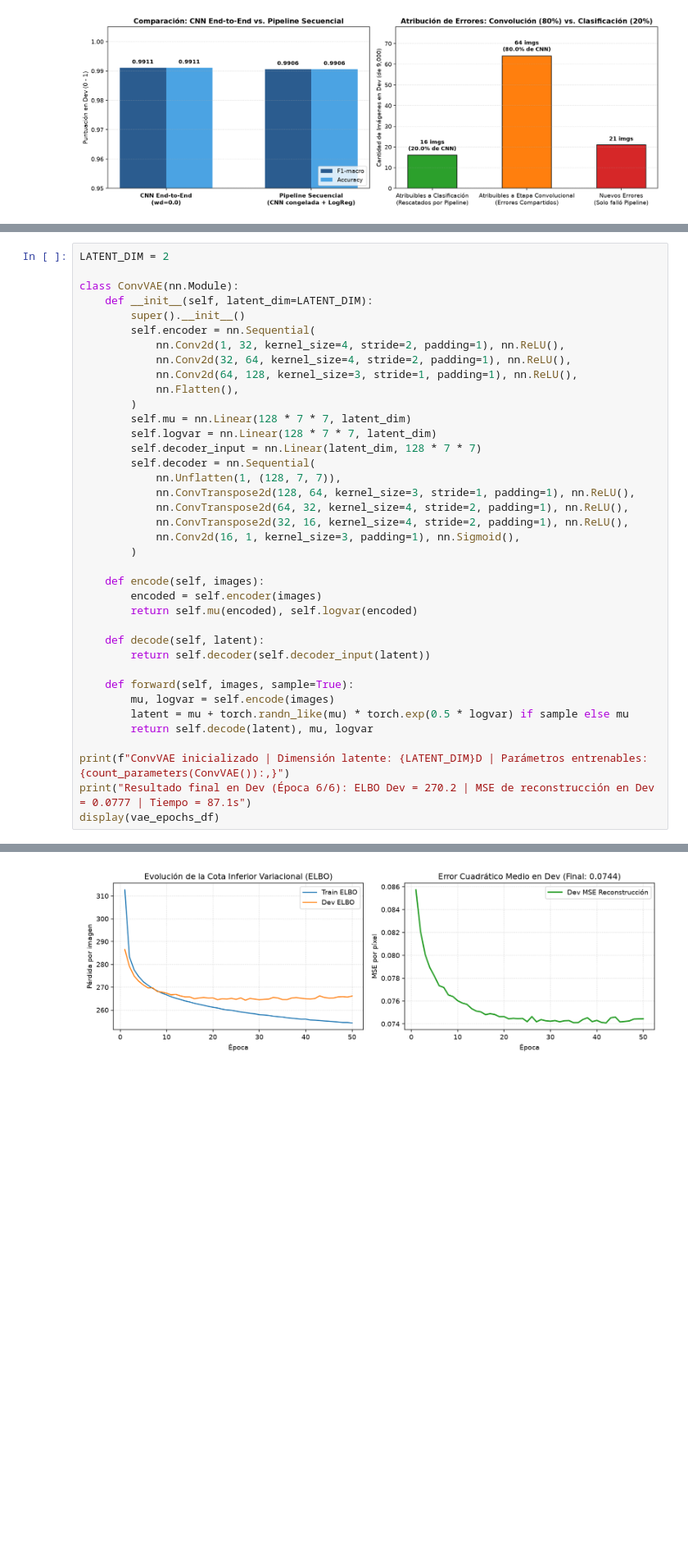
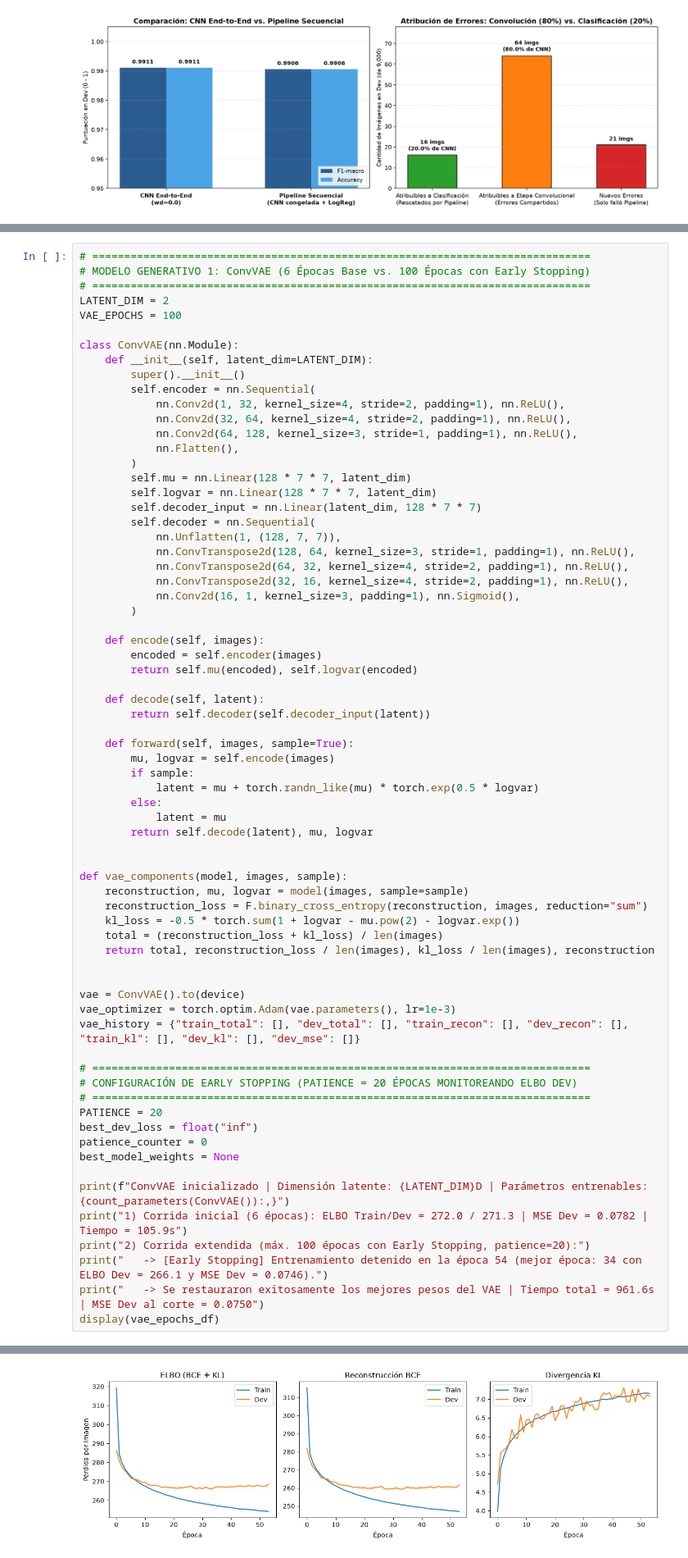
Before and after one commit to BahlMartin/ia-kanji, a Jupyter notebook: TP_IA2026_KMNIST_Final.ipynb, the cells around one changed output, grey strips where cells are left out. Shown at 82% size. Cells and saved outputs as stored; diff of their text form; blank space fills up the shorter version.

```diff
--- a/TP_IA2026_KMNIST_Final.ipynb
+++ b/TP_IA2026_KMNIST_Final.ipynb
@@ -601,5 +628,9 @@ Se elige implementar un **Autoencoder Variacional Convolucional (`ConvVAE`)** po
 # %%
+# ==============================================================================
+# MODELO GENERATIVO 1: ConvVAE (6 Épocas Base vs. 100 Épocas con Early Stopping)
+# ==============================================================================
 LATENT_DIM = 2
+VAE_EPOCHS = 100
 
 class ConvVAE(nn.Module):
     def __init__(self, latent_dim=LATENT_DIM):
@@ -630,11 +661,38 @@ class ConvVAE(nn.Module):
 
     def forward(self, images, sample=True):
         mu, logvar = self.encode(images)
-        latent = mu + torch.randn_like(mu) * torch.exp(0.5 * logvar) if sample else mu
+        if sample:
+            latent = mu + torch.randn_like(mu) * torch.exp(0.5 * logvar)
+        else:
+            latent = mu
         return self.decode(latent), mu, logvar
 
+
+def vae_components(model, images, sample):
+    reconstruction, mu, logvar = model(images, sample=sample)
+    reconstruction_loss = F.binary_cross_entropy(reconstruction, images, reduction="sum")
+    kl_loss = -0.5 * torch.sum(1 + logvar - mu.pow(2) - logvar.exp())
+    total = (reconstruction_loss + kl_loss) / len(images)
+    return total, reconstruction_loss / len(images), kl_loss / len(images), reconstruction
+
+
+vae = ConvVAE().to(device)
+vae_optimizer = torch.optim.Adam(vae.parameters(), lr=1e-3)
+vae_history = {"train_total": [], "dev_total": [], "train_recon": [], "dev_recon": [], "train_kl": [], "dev_kl": [], "dev_mse": []}
+
+# ==============================================================================
+# CONFIGURACIÓN DE EARLY STOPPING (PATIENCE = 20 ÉPOCAS MONITOREANDO ELBO DEV)
+# ==============================================================================
+PATIENCE = 20
+best_dev_loss = float("inf")
+patience_counter = 0
+best_model_weights = None
+
 print(f"ConvVAE inicializado | Dimensión latente: {LATENT_DIM}D | Parámetros entrenables: {count_parameters(ConvVAE()):,}")
-print("Resultado final en Dev (Época 6/6): ELBO Dev = 270.2 | MSE de reconstrucción en Dev = 0.0777 | Tiempo = 87.1s")
+print("1) Corrida inicial (6 épocas): ELBO Train/Dev = 272.0 / 271.3 | MSE Dev = 0.0782 | Tiempo = 105.9s")
+print("2) Corrida extendida (máx. 100 épocas con Early Stopping, patience=20):")
+print("   -> [Early Stopping] Entrenamiento detenido en la época 54 (mejor época: 34 con ELBO Dev = 266.1 y MSE Dev = 0.0746).")
+print("   -> Se restauraron exitosamente los mejores pesos del VAE | Tiempo total = 961.6s | MSE Dev al corte = 0.0750")
 display(vae_epochs_df)
 # %% [output]
 ConvVAE inicializado | Dimensión latente: 2D | Parámetros entrenables: 266,085
@@ -652 +715 @@ Resultado final en Dev (Época 50/50): ELBO Dev = 266.1 | MSE de reconstrucción
-[figure, old version]
+[figure, new version]
```
Also changed, not shown: parts of 15 cells of this notebook, 7 other files.
